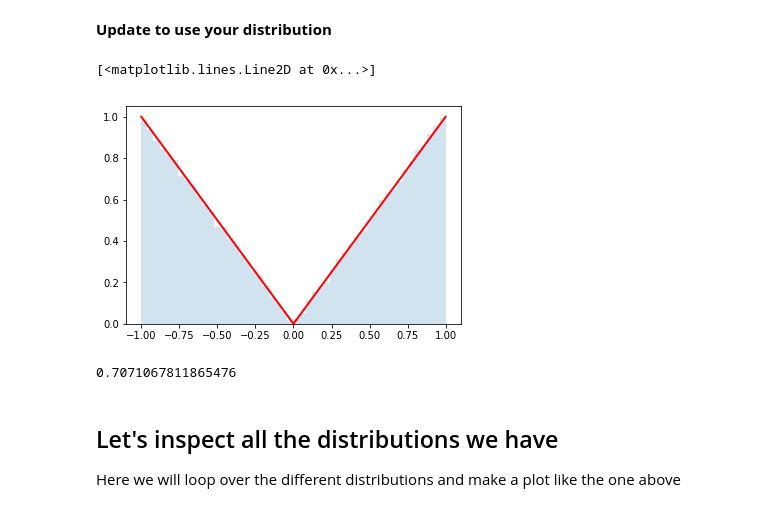
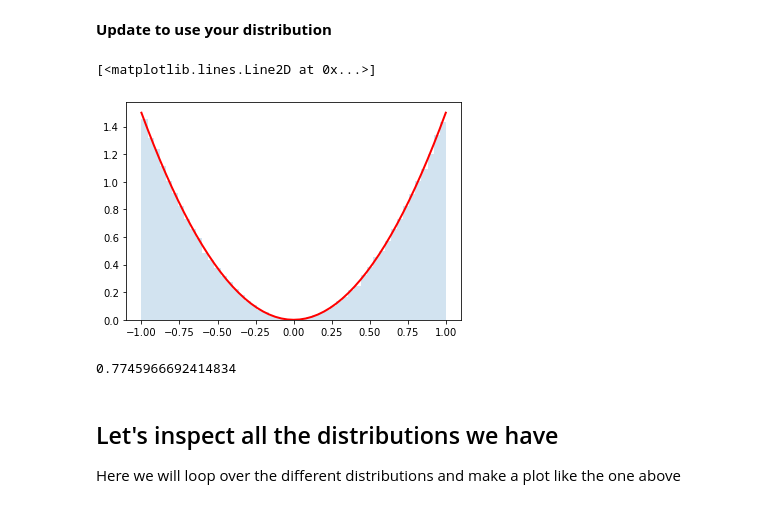
Before and after one commit to cranmer/intro-exp-phys-II, a Jupyter notebook: Central-Limit-Theorem.ipynb, the cells around one changed output. Cells and saved outputs as stored; diff of their text form; code cells hidden in the pictures.

```diff
--- a/Central-Limit-Theorem.ipynb
+++ b/Central-Limit-Theorem.ipynb
@@ -195,20 +182,20 @@ n_samples = 100000
 **Update to use your distribution**
 # %%
 # Here's an example of usage
-dist = distributions.Dist_kc90()
+dist = distributions.Dist_sk7372()
 rvs = dist.rvs(n_samples)
 counts, bins, edges = plt.hist(rvs, bins=50, density=True, alpha =0.2)
 y = []
 for bin in bins:
     y.append(dist.pdf(bin))
 plt.plot(bins, y, c='r', lw=2)
 # %% [output]
 [<matplotlib.lines.Line2D at 0x...>]
-[figure, old version]
+[figure, new version]
 # %%
 dist.std()
 # %% [output]
-0.7071067811865476
+0.7745966692414834
 # %% [markdown]
 ## Let's inspect all the distributions we have
 
```
Also changed, not shown: parts of 13 cells of this notebook.
